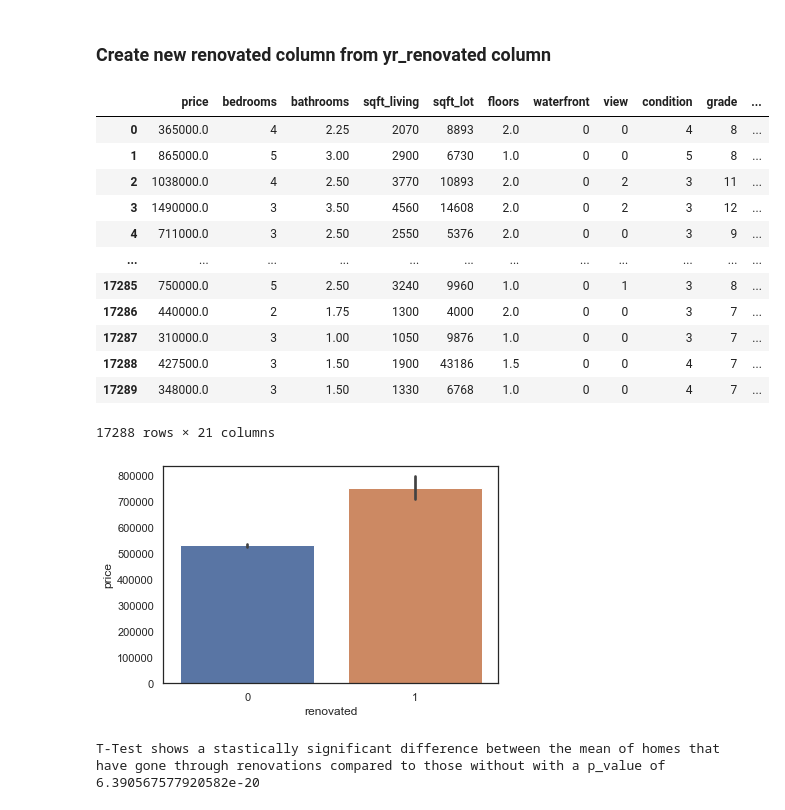
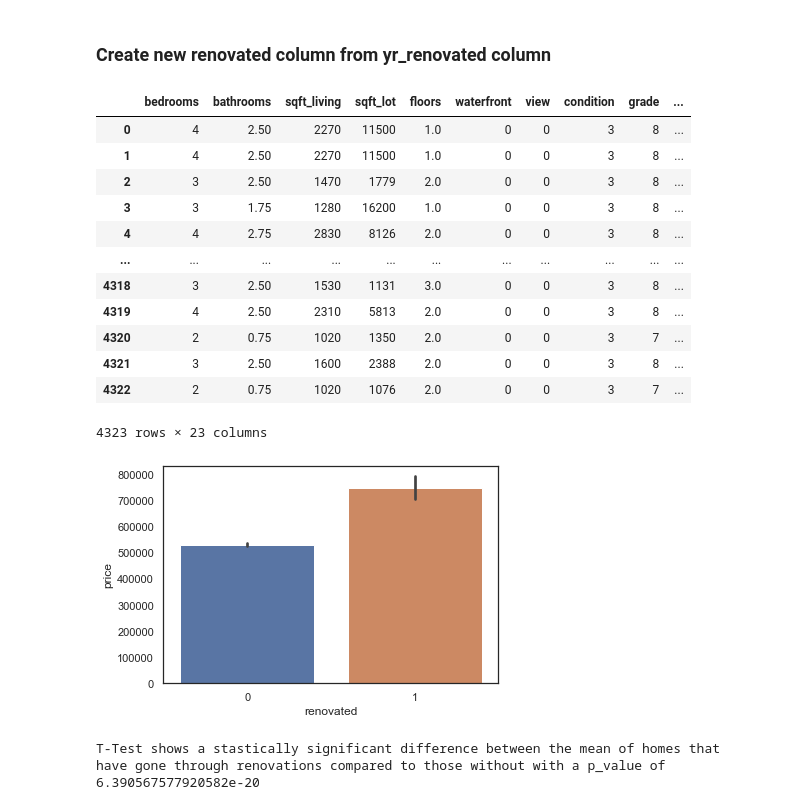
Before and after one commit to dsmoove/KingCountyHousing, a Jupyter notebook: Bakeoff_modeling_process.ipynb, the cells around one changed output. Drawn from its saved outputs; the diff is of its cells as text; code cells hidden in the pictures.

```diff
--- a/Bakeoff_modeling_process.ipynb
+++ b/Bakeoff_modeling_process.ipynb
@@ -27,6 +24,7 @@ holdout = pd.read_csv('kc_house_data_test_features.csv')
 # %%
 #Drop Unnamed and id columns
 df = df.drop(['Unnamed: 0','id'],axis=1)
+holdout = holdout.drop(['Unnamed: 0','id'],axis=1)
 # %% [markdown]
 ## Exploratory Data Analysis
 # %% [markdown]
@@ -99,6 +93,9 @@ sns.boxplot(x='grade',y='price',data=df);
 df['month'] = df['date'].str[4:6]
 df['month'] = pd.to_numeric(df['month'],errors='coerce')
 df = df.drop(['date'],axis=1)
+holdout['month'] = holdout['date'].str[4:6]
+holdout['month'] = pd.to_numeric(holdout['month'],errors='coerce')
+holdout = holdout.drop(['date'],axis=1)
 # %%
 df.groupby(['month']).price.sum().plot(kind='bar');
 # %% [output]
@@ -144,4 +140,4 @@ Name: bedrooms, dtype: int64
 # %%
 #Outlier Data in Bedrooms removed
 df = df[df['bedrooms']<=10]
-df.head()
+holdout = holdout[holdout['bedrooms']<=10]
@@ -207,27 +196,30 @@ Training Root Mean Squared Error: 206735.39698886572
 # %%
 #Years Old column created
 df['years_old'] = 2015-df['yr_built']
+holdout['years_old'] = 2015-holdout['yr_built']
 # %% [markdown]
 ### Create new renovated column from yr_renovated column
 # %%
 #Renovated Year column converted to binary variable "Renovated"
 df['renovated'] = df['yr_renovated'].apply(lambda x: 1 if x != 0 else 0)
 sns.barplot(x='renovated',y='price',data=df);
 df.drop('yr_renovated',axis=1)
+holdout['renovated'] = holdout['yr_renovated'].apply(lambda x: 1 if x != 0 else 0)
+holdout.drop('yr_renovated',axis=1)
 # %% [output]
-|  | price | bedrooms | bathrooms | sqft_living | sqft_lot | floors | waterfront | view | condition | grade | ... |
-| 0 | 365000.0 | 4 | 2.25 | 2070 | 8893 | 2.0 | 0 | 0 | 4 | 8 | ... |
-| 1 | 865000.0 | 5 | 3.00 | 2900 | 6730 | 1.0 | 0 | 0 | 5 | 8 | ... |
-| 2 | 1038000.0 | 4 | 2.50 | 3770 | 10893 | 2.0 | 0 | 2 | 3 | 11 | ... |
-| 3 | 1490000.0 | 3 | 3.50 | 4560 | 14608 | 2.0 | 0 | 2 | 3 | 12 | ... |
-| 4 | 711000.0 | 3 | 2.50 | 2550 | 5376 | 2.0 | 0 | 0 | 3 | 9 | ... |
-| ... | ... | ... | ... | ... | ... | ... | ... | ... | ... | ... | ... |
-| 17285 | 750000.0 | 5 | 2.50 | 3240 | 9960 | 1.0 | 0 | 1 | 3 | 8 | ... |
-| 17286 | 440000.0 | 2 | 1.75 | 1300 | 4000 | 2.0 | 0 | 0 | 3 | 7 | ... |
-| 17287 | 310000.0 | 3 | 1.00 | 1050 | 9876 | 1.0 | 0 | 0 | 3 | 7 | ... |
-| 17288 | 427500.0 | 3 | 1.50 | 1900 | 43186 | 1.5 | 0 | 0 | 4 | 7 | ... |
-| 17289 | 348000.0 | 3 | 1.50 | 1330 | 6768 | 1.0 | 0 | 0 | 4 | 7 | ... |
+|  | bedrooms | bathrooms | sqft_living | sqft_lot | floors | waterfront | view | condition | grade | ... |
+| 0 | 4 | 2.50 | 2270 | 11500 | 1.0 | 0 | 0 | 3 | 8 | ... |
+| 1 | 4 | 2.50 | 2270 | 11500 | 1.0 | 0 | 0 | 3 | 8 | ... |
+| 2 | 3 | 2.50 | 1470 | 1779 | 2.0 | 0 | 0 | 3 | 8 | ... |
+| 3 | 3 | 1.75 | 1280 | 16200 | 1.0 | 0 | 0 | 3 | 8 | ... |
+| 4 | 4 | 2.75 | 2830 | 8126 | 2.0 | 0 | 0 | 3 | 8 | ... |
+| ... | ... | ... | ... | ... | ... | ... | ... | ... | ... | ... |
+| 4318 | 3 | 2.50 | 1530 | 1131 | 3.0 | 0 | 0 | 3 | 8 | ... |
+| 4319 | 4 | 2.50 | 2310 | 5813 | 2.0 | 0 | 0 | 3 | 8 | ... |
+| 4320 | 2 | 0.75 | 1020 | 1350 | 2.0 | 0 | 0 | 3 | 7 | ... |
+| 4321 | 3 | 2.50 | 1600 | 2388 | 2.0 | 0 | 0 | 3 | 8 | ... |
+| 4322 | 2 | 0.75 | 1020 | 1076 | 2.0 | 0 | 0 | 3 | 7 | ... |
-17288 rows × 21 columns
+4323 rows × 23 columns
 [figure]
 # %%
 #Test statistical significance of newly created renovated value
```
Also changed, not shown: parts of 38 cells of this notebook, 11 other files.
